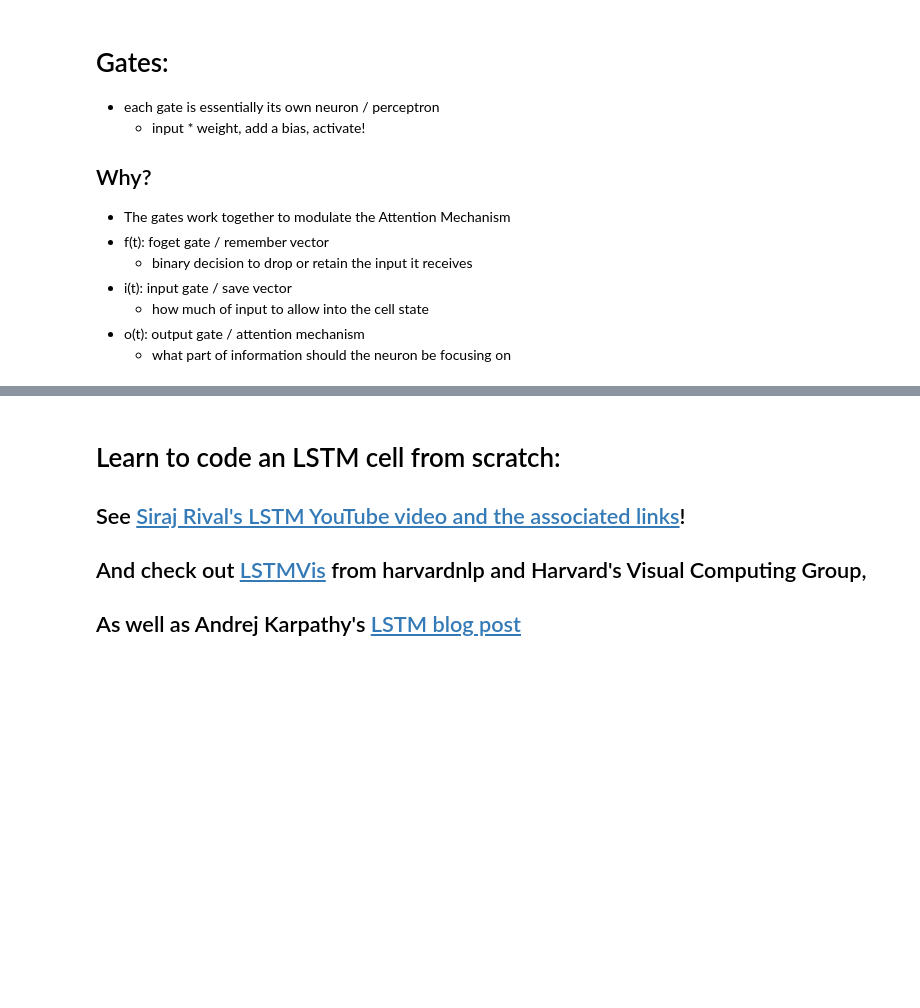
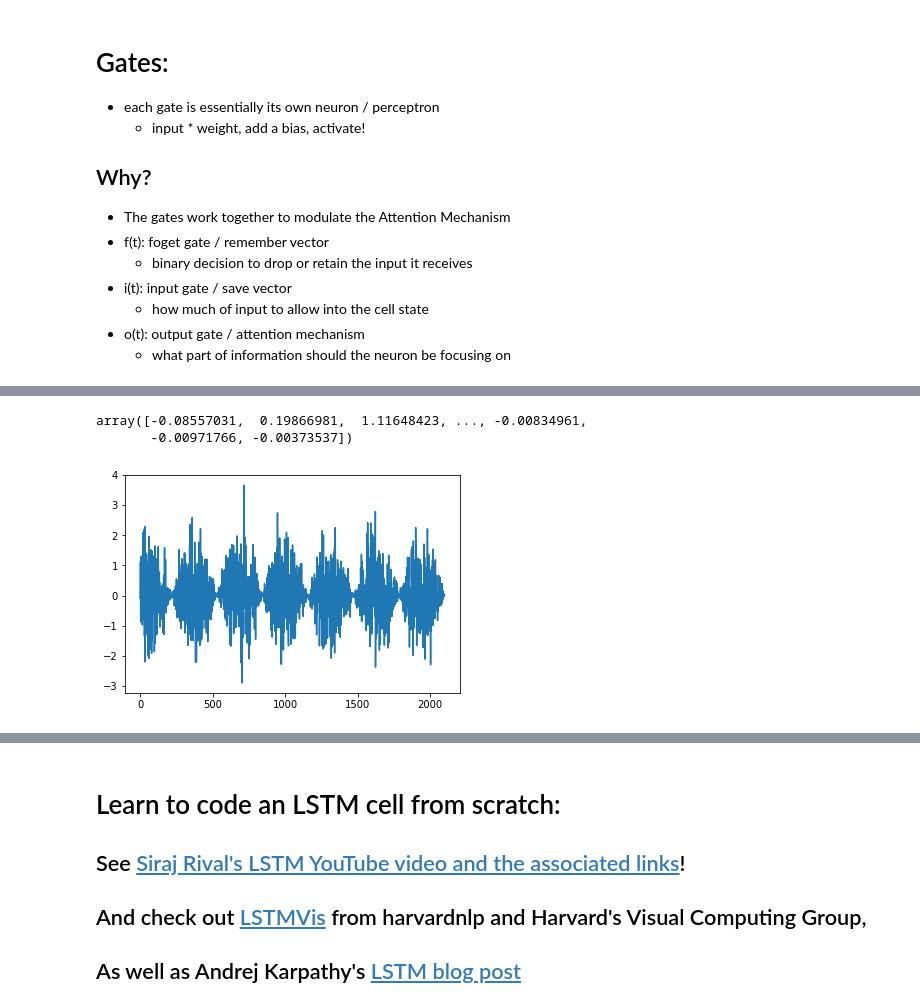
Before and after one commit to quinngroup/qrg-talks, a Jupyter notebook: 2018/sep26_clm_accelstm/accelstm_qrg_presF18.ipynb, the cells around one changed output, grey strips where cells are left out. Cells and saved outputs as stored; diff of their text form; code cells hidden in the pictures; blank space fills up the shorter version.

```diff
--- a/2018/sep26_clm_accelstm/accelstm_qrg_presF18.ipynb
+++ b/2018/sep26_clm_accelstm/accelstm_qrg_presF18.ipynb
@@ -204,0 +238,10 @@ where ⊗ represents element-wise multiplication </p>
+# %%
+# let's make some time series data!
+data = np.cos(example)
+data = np.array([t * np.random.normal() for t in data])
+plt.plot(data)
+data
+# %% [output]
+array([-0.08557031,  0.19866981,  1.11648423, ..., -0.00834961,
+       -0.00971766, -0.00373537])
+[figure, added]
```
Also changed, not shown: parts of 13 cells of this notebook, 1 other file.
